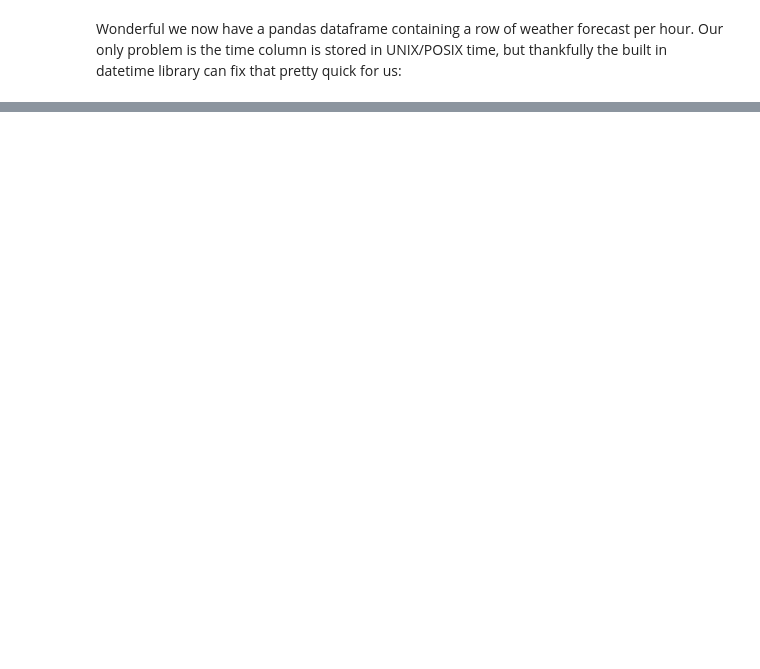
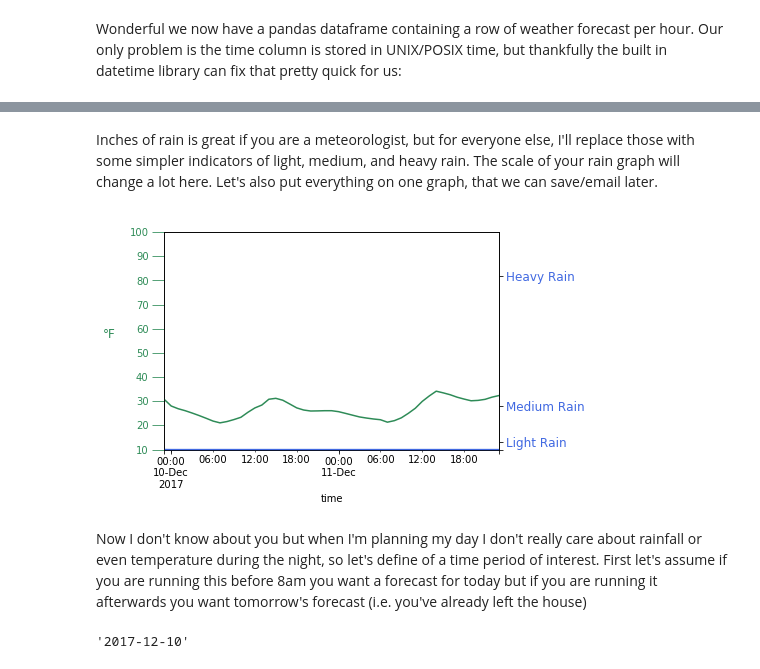
Before and after one commit to tvashtar/python_fun, a Jupyter notebook: email-weather-forecast/forecast_email_and_lights.ipynb, the cells around one changed output, grey strips where cells are left out. Cells and saved outputs as stored; diff of their text form; code cells hidden in the pictures; blank space fills up the shorter version.

```diff
--- a/email-weather-forecast/forecast_email_and_lights.ipynb
+++ b/email-weather-forecast/forecast_email_and_lights.ipynb
@@ -85,8 +114,33 @@ Wonderful now we can see that we have hourly forecasts for the next two days sta
+# %% [markdown]
+Inches of rain is great if you are a meteorologist, but for everyone else, I'll replace those with some simpler indicators of light, medium, and heavy rain. The scale of your rain graph will change a lot here. Let's also put everything on one graph, that we can save/email later.
+# %%
+def make_weather_plot(df):
+    fig, ax = plt.subplots()
+    rain_color = 'royalblue'
+    temp_color = 'seagreen'
+    size=12
+    df.apparentTemperature.plot(fig=fig, style=temp_color, label='°F', zorder=10)
+    ax2 = df.expected_precip.plot('area', secondary_y=True, zorder=1, style=rain_color, fig=fig, sharex=True, label='Rain')
+    ax.set_ylim([10, 100])
+    ax.tick_params(axis='y', colors=temp_color,size=size)
+    ax.set_ylabel('°F',rotation=0,labelpad=20,color=temp_color,size=size)
+    ax2.set_ylim([0.0, 0.5])
+    rain_ticks = [0.0,0.017,0.1,0.4]
+    rain_ticknames = ['','Light Rain','Medium Rain','Heavy Rain']
+    ax2.yaxis.set_ticks(rain_ticks)
+    ax2.yaxis.set_ticklabels(rain_ticknames, color = rain_color, size=size)
+    return fig, ax
+make_weather_plot(hourly_df);
+# %% [output]
+[figure, added]
+# %% [markdown]
+Now I don't know about you but when I'm planning my day I don't really care about rainfall or even temperature during the night, so let's define of a time period of interest. First let's assume if you are running this before 8am you want a forecast for today but if you are running it afterwards you want tomorrow's forecast (i.e. you've already left the house)
 # %%
-def doi_func():
-    ''' Day of Interest '''
-    now = datetime.datetime.now()
-    if now.hour < 20:
-        return now.date().strftime('%Y-%m-%d')
-    else:
-        return (now.date() + datetime.timedelta(1)).strftime('%Y-%m-%d')
+now = datetime.datetime.now()
+if now.hour < 8:
+     day_of_interest =  now.date().strftime('%Y-%m-%d')
+else:
+     day_of_interest =  (now.date() + datetime.timedelta(1)).strftime('%Y-%m-%d')
+day_of_interest
+# %% [output]
+'2017-12-10'
```
Also changed, not shown: parts of 26 cells of this notebook, 2 other files.
